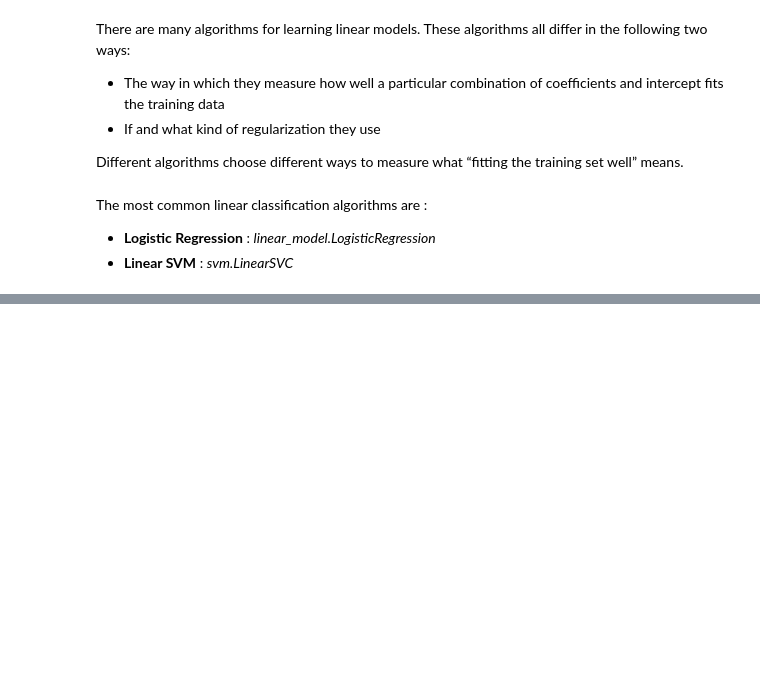
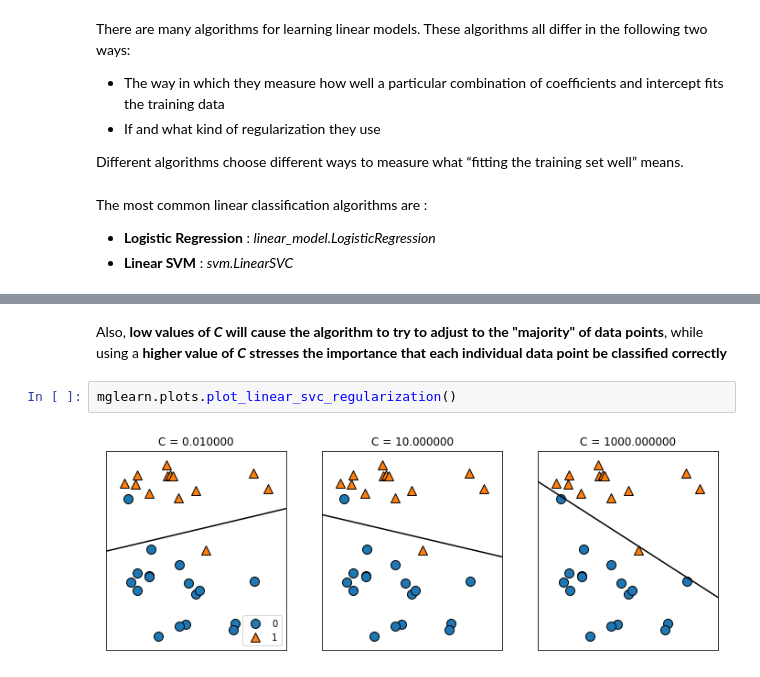
Before and after one commit to prajnair1992/ML-algorithms, a Jupyter notebook: Supervised Learning/Linear Models for Classification.ipynb, the cells around one changed output, grey strips where cells are left out. Cells and saved outputs as stored; diff of their text form; blank space fills up the shorter version.

```diff
--- a/Supervised Learning/Linear Models for Classification.ipynb
+++ b/Supervised Learning/Linear Models for Classification.ipynb
@@ -26,0 +62,6 @@ The most common linear classification algorithms are :
+# %% [markdown]
+Also, **low values of *C* will cause the algorithm to try to adjust to the "majority" of data points**, while using a **higher value of *C* stresses the importance that each individual data point be classified correctly**
+# %%
+mglearn.plots.plot_linear_svc_regularization()
+# %% [output]
+[figure, added]
```
Also changed, not shown: parts of 23 cells of this notebook, 1 other file.
